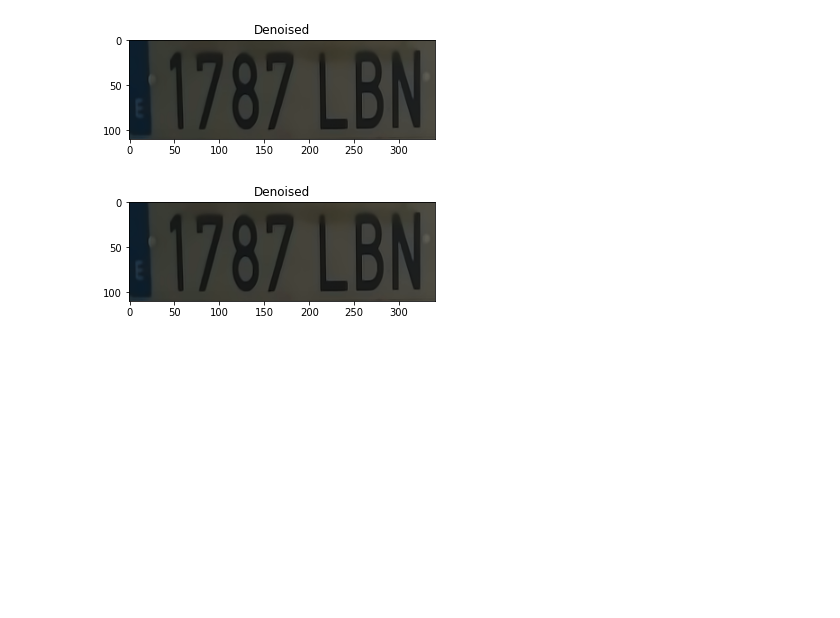
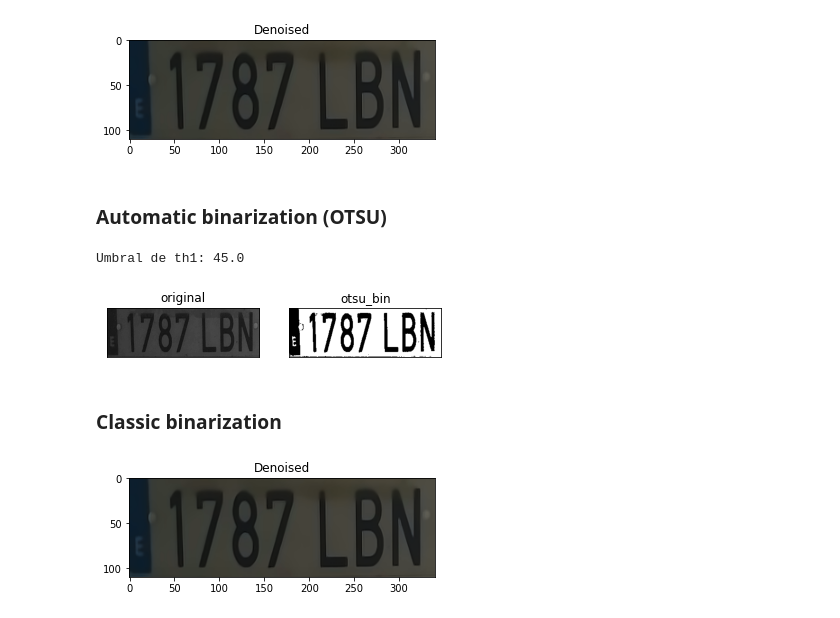
Before and after one commit to arcb01/mapsv-anpr, a Jupyter notebook: bin.ipynb, the cells around one changed output. Saved outputs shown, nothing was run; the diff lists cells and outputs as text; code cells hidden in the pictures; blank space fills up the shorter version.

```diff
--- a/bin.ipynb
+++ b/bin.ipynb
@@ -35,6 +33,29 @@ plt.show()
 # %% [output]
 [figure]
 [figure]
+# %% [markdown]
+### Automatic binarization (OTSU)
+# %%
+imm = cv2.imread(img, 0)
+
+ret1, th1 = cv2.threshold(imm,0,255,cv2.THRESH_BINARY+cv2.THRESH_OTSU)
+
+print('Umbral de th1:', ret1)
+
+images = [imm, th1]
+titles = ['original', 'otsu_bin']
+
+for i in range(2):
+    plt.subplot(1,2,i+1)
+    plt.imshow(images[i],'gray',vmin=0,vmax=255)
+    plt.title(titles[i])
+    plt.xticks([]),plt.yticks([])
+plt.show()
+# %% [output]
+Umbral de th1: 45.0
+[figure, added]
+# %% [markdown]
+### Classic binarization
 # %%
 maxval = 255
 thresh = 40
```
Also changed, not shown: parts of 10 cells of this notebook.
